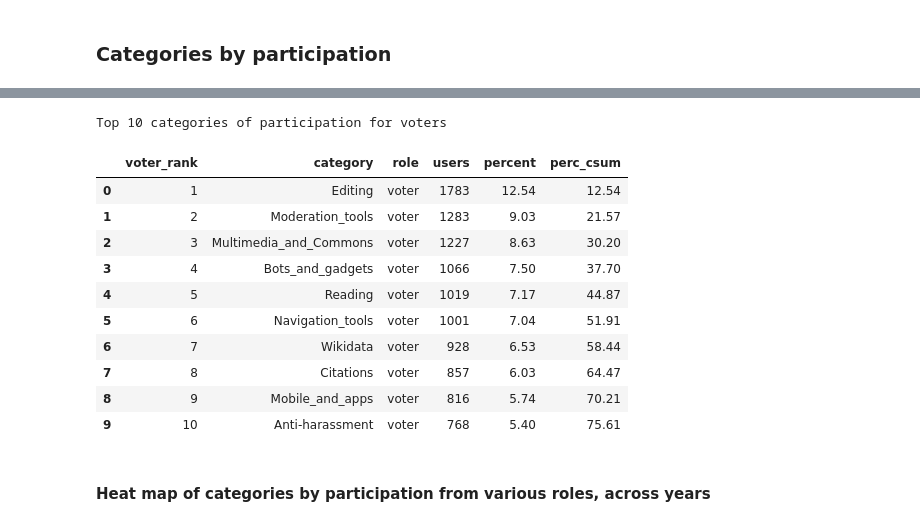
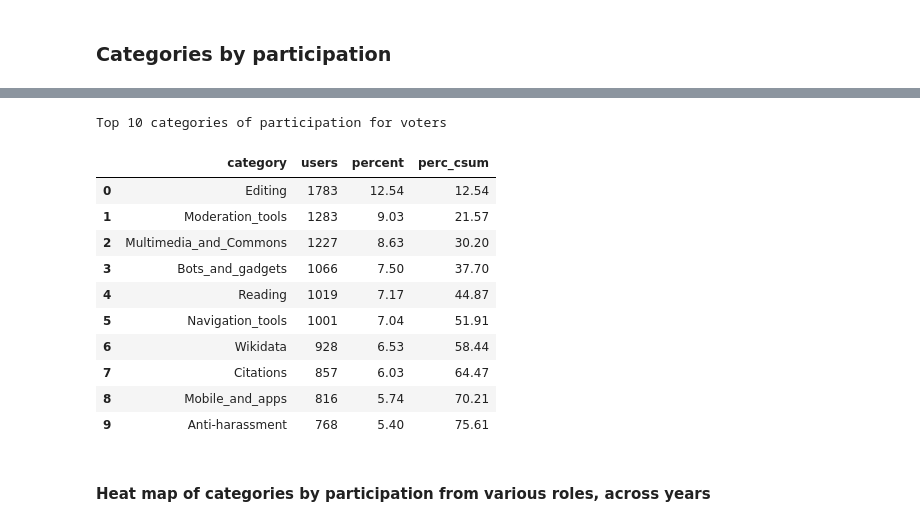
Before and after one commit to wikimedia-research/community-wishlist-historical-metrics-2023, a Jupyter notebook: 04-analysis.ipynb, the cells around one changed output, grey strips where cells are left out. Drawn from its saved outputs; the diff is of its cells as text; code cells hidden in the pictures.

```diff
--- a/04-analysis.ipynb
+++ b/04-analysis.ipynb
@@ -29,6 +27,9 @@ from IPython.display import display_html, display, HTML
 init_notebook_mode(connected=True)
 iplot_width = 950
 iplot_config = {'displayModeBar': True}
+
+pd.options.display.max_columns = None
+pd.options.display.max_rows = 500
 # %%
 # connect to database
 conn = duckdb.connect('secrets/cws_data.db')
@@ -558,19 +554,19 @@ Top 10 categories of participation for discussants
 # %%
 voters_by_category = generate_ranks('role', 'voter', 'users', overall_roles)
-display_dfs_parallel({'Top 10 categories of participation for voters': voters_by_category.head(10)}, df_title_bold=True)
+display_dfs_parallel({'Top 10 categories of participation for voters': voters_by_category.head(10).drop(['voter_rank', 'role'], axis=1)}, df_title_bold=True)
 # %% [output]
 Top 10 categories of participation for voters
-|  | voter_rank | category | role | users | percent | perc_csum |
-| 0 | 1 | Editing | voter | 1783 | 12.54 | 12.54 |
-| 1 | 2 | Moderation_tools | voter | 1283 | 9.03 | 21.57 |
-| 2 | 3 | Multimedia_and_Commons | voter | 1227 | 8.63 | 30.20 |
-| 3 | 4 | Bots_and_gadgets | voter | 1066 | 7.50 | 37.70 |
-| 4 | 5 | Reading | voter | 1019 | 7.17 | 44.87 |
-| 5 | 6 | Navigation_tools | voter | 1001 | 7.04 | 51.91 |
-| 6 | 7 | Wikidata | voter | 928 | 6.53 | 58.44 |
-| 7 | 8 | Citations | voter | 857 | 6.03 | 64.47 |
-| 8 | 9 | Mobile_and_apps | voter | 816 | 5.74 | 70.21 |
-| 9 | 10 | Anti-harassment | voter | 768 | 5.40 | 75.61 |
+|  | category | users | percent | perc_csum |
+| 0 | Editing | 1783 | 12.54 | 12.54 |
+| 1 | Moderation_tools | 1283 | 9.03 | 21.57 |
+| 2 | Multimedia_and_Commons | 1227 | 8.63 | 30.20 |
+| 3 | Bots_and_gadgets | 1066 | 7.50 | 37.70 |
+| 4 | Reading | 1019 | 7.17 | 44.87 |
+| 5 | Navigation_tools | 1001 | 7.04 | 51.91 |
+| 6 | Wikidata | 928 | 6.53 | 58.44 |
+| 7 | Citations | 857 | 6.03 | 64.47 |
+| 8 | Mobile_and_apps | 816 | 5.74 | 70.21 |
+| 9 | Anti-harassment | 768 | 5.40 | 75.61 |
 # %% [markdown]
 #### Heat map of categories by participation from various roles, across years
 # %%
```
Also changed, not shown: parts of 12 cells of this notebook.
